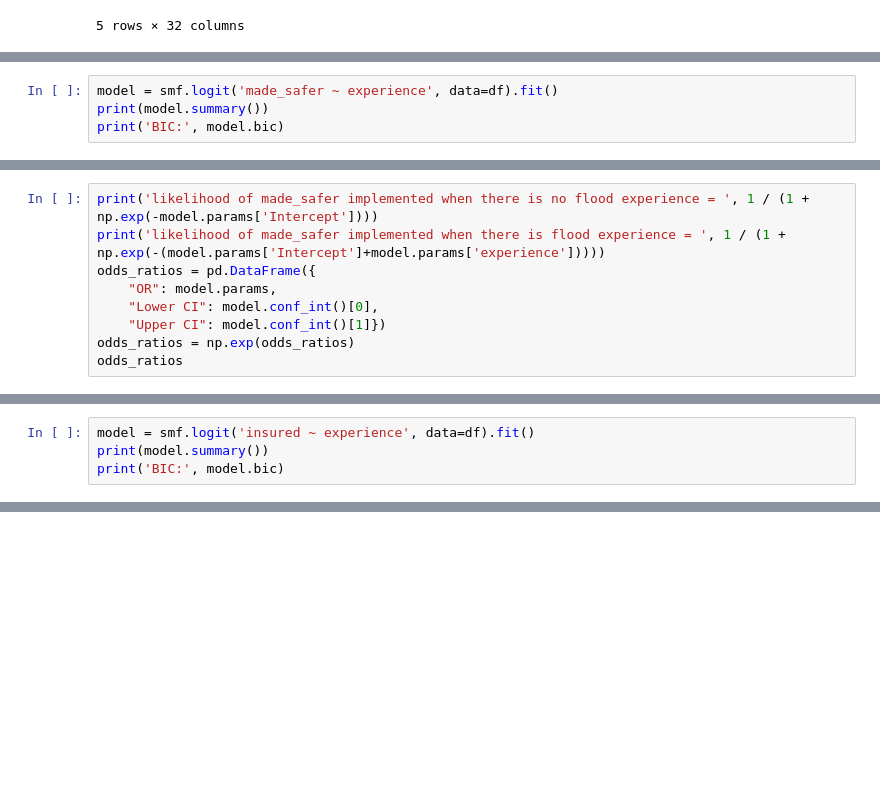
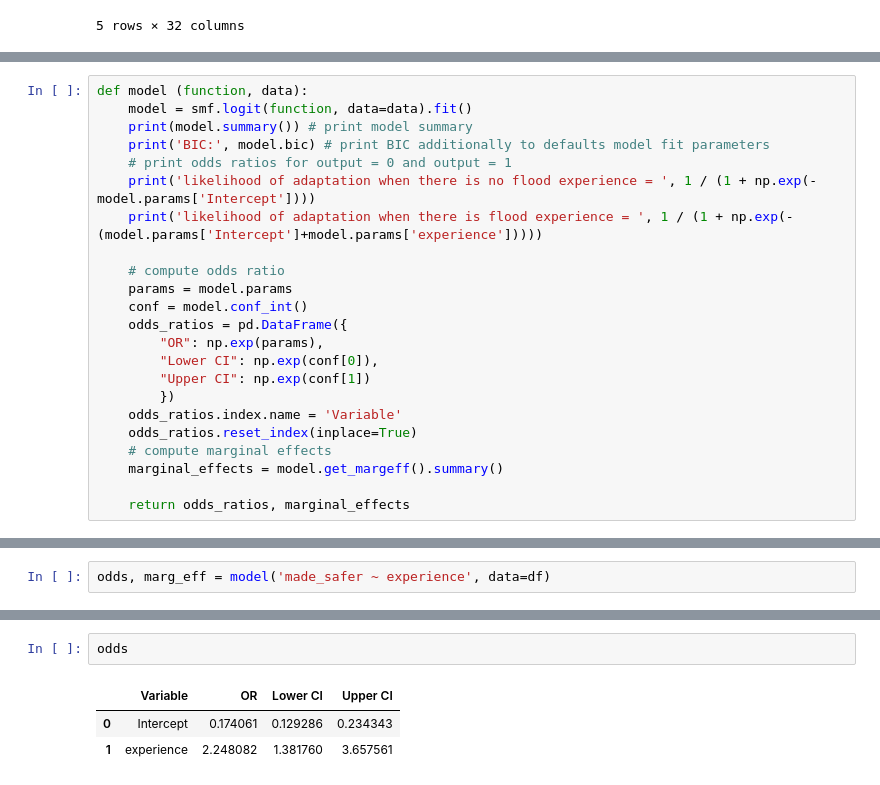
Before and after one commit to phillippmueller/flood_adaptation_behavior, a Jupyter notebook: analysis/experience_n.ipynb, the cells around one changed output, grey strips where cells are left out. Saved outputs shown, nothing was run; the diff lists cells and outputs as text; blank space fills up the shorter version.

Commit message:
experience_n finished

```diff
--- a/analysis/experience_n.ipynb
+++ b/analysis/experience_n.ipynb
@@ -50,4 +57,0 @@ non-structural adaptation:
-# %%
-model = smf.logit('made_safer ~ experience', data=df).fit()
-print(model.summary())
-print('BIC:', model.bic)
@@ -74,9 +58,23 @@ BIC: 453.14534063974526
 # %%
-print('likelihood of made_safer implemented when there is no flood experience = ', 1 / (1 + np.exp(-model.params['Intercept'])))
-print('likelihood of made_safer implemented when there is flood experience = ', 1 / (1 + np.exp(-(model.params['Intercept']+model.params['experience']))))
-odds_ratios = pd.DataFrame({
-    "OR": model.params,
-    "Lower CI": model.conf_int()[0],
-    "Upper CI": model.conf_int()[1]})
-odds_ratios = np.exp(odds_ratios)
-odds_ratios
+def model (function, data):
+    model = smf.logit(function, data=data).fit()
+    print(model.summary()) # print model summary
+    print('BIC:', model.bic) # print BIC additionally to defaults model fit parameters
+    # print odds ratios for output = 0 and output = 1
+    print('likelihood of adaptation when there is no flood experience = ', 1 / (1 + np.exp(-model.params['Intercept'])))
+    print('likelihood of adaptation when there is flood experience = ', 1 / (1 + np.exp(-(model.params['Intercept']+model.params['experience']))))
+
+    # compute odds ratio
+    params = model.params
+    conf = model.conf_int()
+    odds_ratios = pd.DataFrame({
+        "OR": np.exp(params),
+        "Lower CI": np.exp(conf[0]),
+        "Upper CI": np.exp(conf[1])
+        })
+    odds_ratios.index.name = 'Variable'
+    odds_ratios.reset_index(inplace=True)
+    # compute marginal effects
+    marginal_effects = model.get_margeff().summary()
+
+    return odds_ratios, marginal_effects
@@ -100,4 +80,0 @@ Logit Marginal Effects
-# %%
-model = smf.logit('insured ~ experience', data=df).fit()
-print(model.summary())
-print('BIC:', model.bic)
@@ -147,0 +81,2 @@ Logit Marginal Effects
+# %%
+odds, marg_eff = model('made_safer ~ experience', data=df)
@@ -147,0 +101,6 @@ Logit Marginal Effects
+# %%
+odds
+# %% [output]
+|  | Variable | OR | Lower CI | Upper CI |
+| 0 | Intercept | 0.174061 | 0.129286 | 0.234343 |
+| 1 | experience | 2.248082 | 1.381760 | 3.657561 |
```
Also changed, not shown: parts of 36 cells of this notebook.
